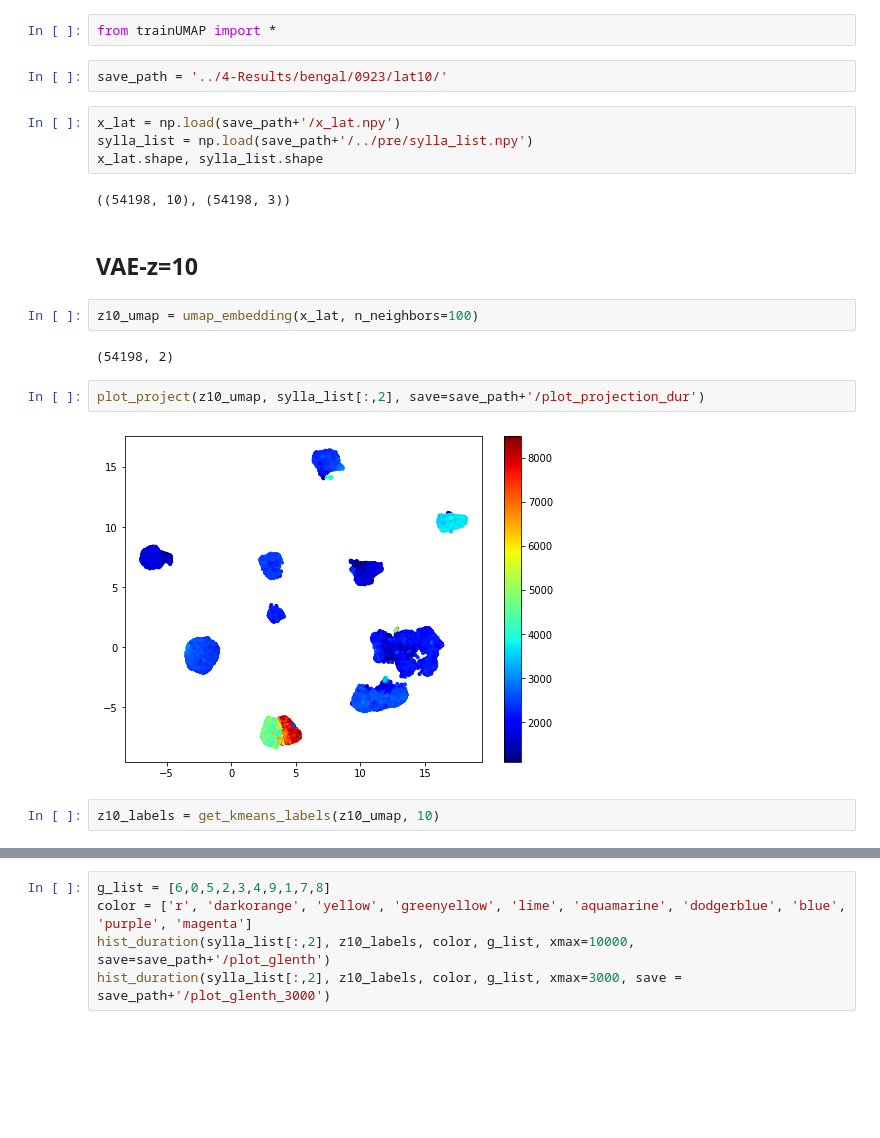
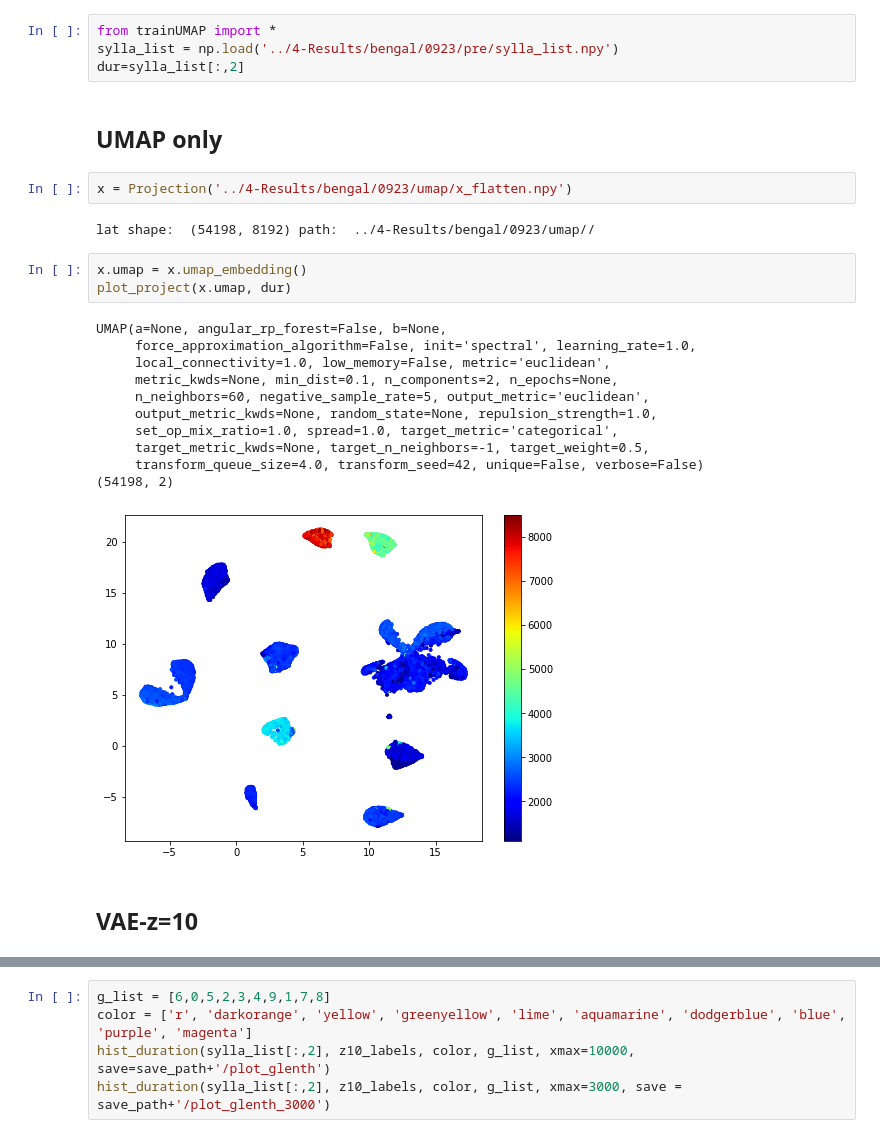
Before and after one commit to yebiny/Songbird-clusturing, a Jupyter notebook: 3-Train/3-umap.ipynb, the cells around one changed output, grey strips where cells are left out. Saved outputs shown, nothing was run; the diff lists cells and outputs as text; blank space fills up the shorter version.

Commit message:
modify umap analysis code

```diff
--- a/3-Train/3-umap.ipynb
+++ b/3-Train/3-umap.ipynb
@@ -1,22 +1,27 @@
-# %%
-from trainUMAP import *
+# %%
+from trainUMAP import *
+sylla_list = np.load('../4-Results/bengal/0923/pre/sylla_list.npy')
+dur=sylla_list[:,2]
+# %% [markdown]
+## UMAP only
 # %%
-save_path = '../4-Results/bengal/0923/lat10/'
+x = Projection('../4-Results/bengal/0923/umap/x_flatten.npy')
+# %% [output]
+lat shape:  (54198, 8192) path:  ../4-Results/bengal/0923/umap//
-# %%
-x_lat = np.load(save_path+'/x_lat.npy')
-sylla_list = np.load(save_path+'/../pre/sylla_list.npy')
-x_lat.shape, sylla_list.shape
-# %% [output]
-((54198, 10), (54198, 3))
+# %%
+x.umap = x.umap_embedding()
+plot_project(x.umap, dur)
+# %% [output]
+UMAP(a=None, angular_rp_forest=False, b=None,
+     force_approximation_algorithm=False, init='spectral', learning_rate=1.0,
+     local_connectivity=1.0, low_memory=False, metric='euclidean',
+     metric_kwds=None, min_dist=0.1, n_components=2, n_epochs=None,
+     n_neighbors=60, negative_sample_rate=5, output_metric='euclidean',
+     output_metric_kwds=None, random_state=None, repulsion_strength=1.0,
+     set_op_mix_ratio=1.0, spread=1.0, target_metric='categorical',
+     target_metric_kwds=None, target_n_neighbors=-1, target_weight=0.5,
+     transform_queue_size=4.0, transform_seed=42, unique=False, verbose=False)
+(54198, 2)
+[figure, added]
 # %% [markdown]
 ## VAE-z=10
-# %%
-z10_umap = umap_embedding(x_lat, n_neighbors=100)
-# %% [output]
-(54198, 2)
-# %%
-plot_project(z10_umap, sylla_list[:,2], save=save_path+'/plot_projection_dur')
-# %% [output]
-[figure, removed]
-# %%
-z10_labels = get_kmeans_labels(z10_umap, 10)
```
Also changed, not shown: parts of 11 cells of this notebook, 1 other file.
